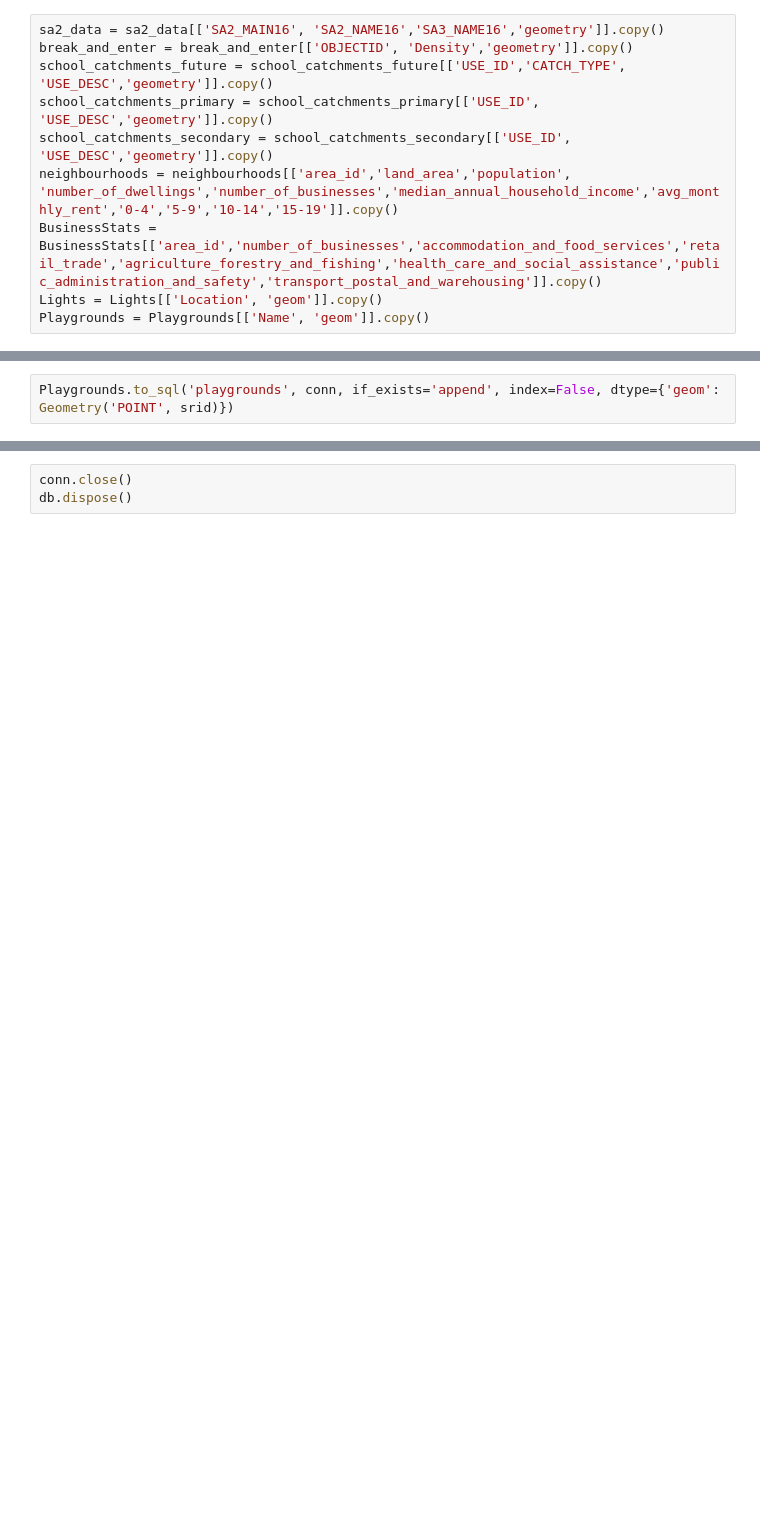
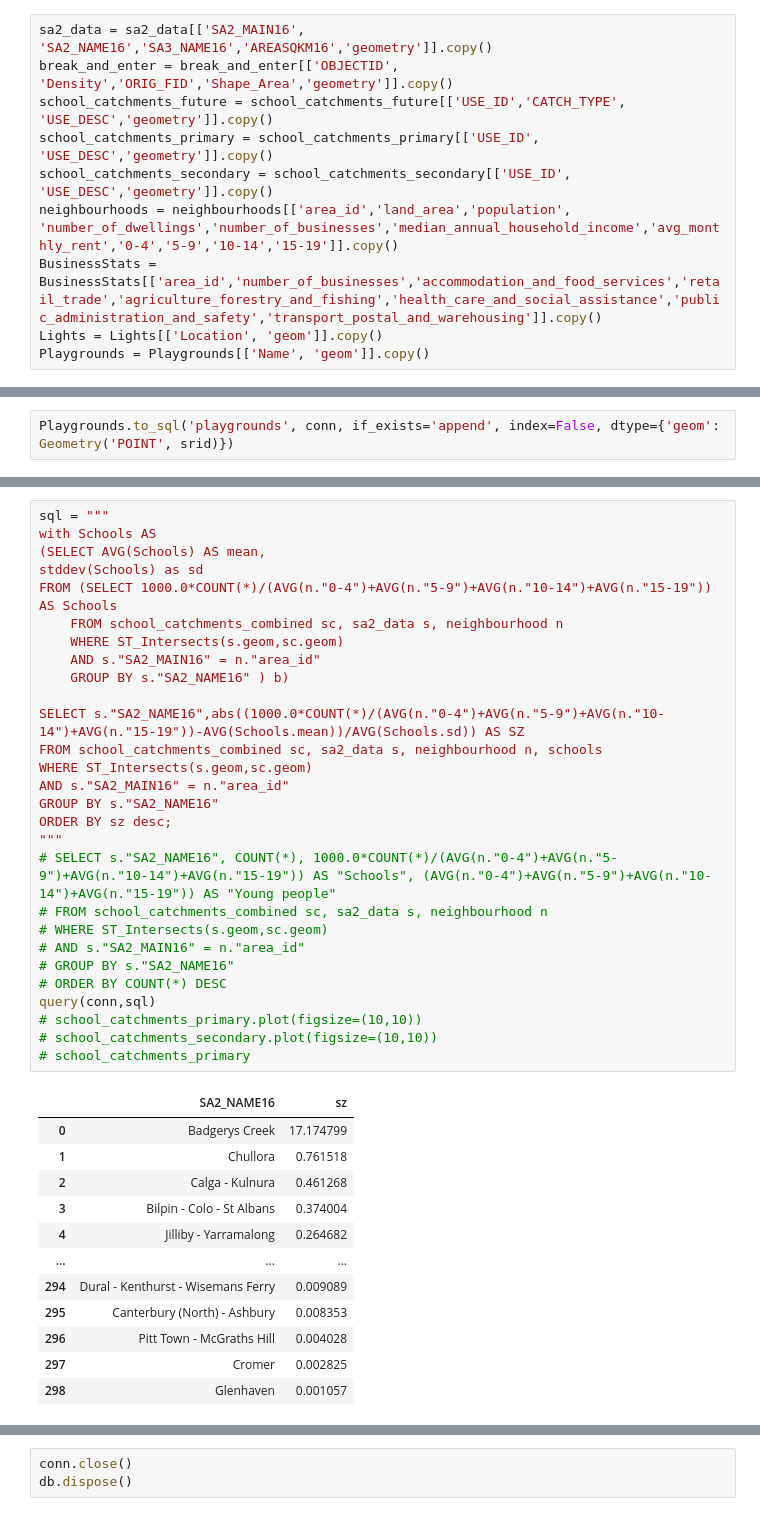
Before and after one commit to PratulSR/Sydney-Liveability-Analysis, a Jupyter notebook: Demo Notebook.ipynb, the cells around one changed output, grey strips where cells are left out. Cells and saved outputs as stored; diff of their text form; blank space fills up the shorter version.

```diff
--- a/Demo Notebook.ipynb
+++ b/Demo Notebook.ipynb
@@ -185,8 +130,8 @@ srid = 4326
 Playgrounds['geom'] = Playgrounds['geom'].apply(lambda x: WKTElement(x.wkt, srid=srid))
 Lights['geom'] = Lights['geom'].apply(lambda x: WKTElement(x.wkt, srid=srid))
 # %%
-sa2_data = sa2_data[['SA2_MAIN16', 'SA2_NAME16','SA3_NAME16','geometry']].copy()
-break_and_enter = break_and_enter[['OBJECTID', 'Density','geometry']].copy()
+sa2_data = sa2_data[['SA2_MAIN16', 'SA2_NAME16','SA3_NAME16','AREASQKM16','geometry']].copy()
+break_and_enter = break_and_enter[['OBJECTID', 'Density','ORIG_FID','Shape_Area','geometry']].copy()
 school_catchments_future = school_catchments_future[['USE_ID','CATCH_TYPE', 'USE_DESC','geometry']].copy()
 school_catchments_primary = school_catchments_primary[['USE_ID', 'USE_DESC','geometry']].copy()
 school_catchments_secondary = school_catchments_secondary[['USE_ID', 'USE_DESC','geometry']].copy()
@@ -380,0 +366,41 @@ Playgrounds.to_sql('playgrounds', conn, if_exists='append', index=False, dtype={
+# %%
+sql = """
+with Schools AS
+(SELECT AVG(Schools) AS mean,
+stddev(Schools) as sd
+FROM (SELECT 1000.0*COUNT(*)/(AVG(n."0-4")+AVG(n."5-9")+AVG(n."10-14")+AVG(n."15-19")) AS Schools
+    FROM school_catchments_combined sc, sa2_data s, neighbourhood n
+    WHERE ST_Intersects(s.geom,sc.geom)
+    AND s."SA2_MAIN16" = n."area_id"
+    GROUP BY s."SA2_NAME16" ) b)
+
+SELECT s."SA2_NAME16",abs((1000.0*COUNT(*)/(AVG(n."0-4")+AVG(n."5-9")+AVG(n."10-14")+AVG(n."15-19"))-AVG(Schools.mean))/AVG(Schools.sd)) AS SZ
+FROM school_catchments_combined sc, sa2_data s, neighbourhood n, schools
+WHERE ST_Intersects(s.geom,sc.geom)
+AND s."SA2_MAIN16" = n."area_id"
+GROUP BY s."SA2_NAME16"
+ORDER BY sz desc;
+"""
+# SELECT s."SA2_NAME16", COUNT(*), 1000.0*COUNT(*)/(AVG(n."0-4")+AVG(n."5-9")+AVG(n."10-14")+AVG(n."15-19")) AS "Schools", (AVG(n."0-4")+AVG(n."5-9")+AVG(n."10-14")+AVG(n."15-19")) AS "Young people"
+# FROM school_catchments_combined sc, sa2_data s, neighbourhood n
+# WHERE ST_Intersects(s.geom,sc.geom)
+# AND s."SA2_MAIN16" = n."area_id"
+# GROUP BY s."SA2_NAME16"
+# ORDER BY COUNT(*) DESC
+query(conn,sql)
+# school_catchments_primary.plot(figsize=(10,10))
+# school_catchments_secondary.plot(figsize=(10,10))
+# school_catchments_primary
+# %% [output]
+|  | SA2_NAME16 | sz |
+| 0 | Badgerys Creek | 17.174799 |
+| 1 | Chullora | 0.761518 |
+| 2 | Calga - Kulnura | 0.461268 |
+| 3 | Bilpin - Colo - St Albans | 0.374004 |
+| 4 | Jilliby - Yarramalong | 0.264682 |
+| ... | ... | ... |
+| 294 | Dural - Kenthurst - Wisemans Ferry | 0.009089 |
+| 295 | Canterbury (North) - Ashbury | 0.008353 |
+| 296 | Pitt Town - McGraths Hill | 0.004028 |
+| 297 | Cromer | 0.002825 |
+| 298 | Glenhaven | 0.001057 |
```
Also changed, not shown: parts of 16 cells of this notebook.
